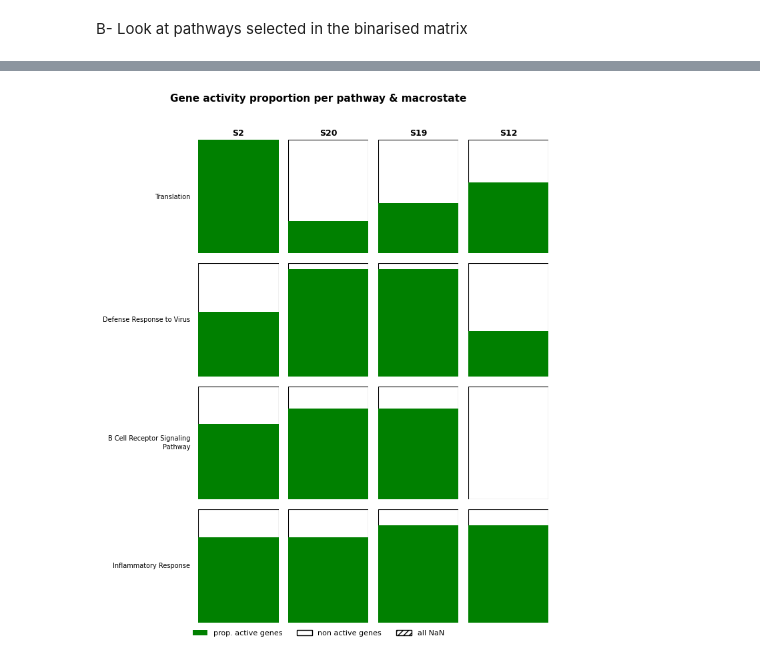
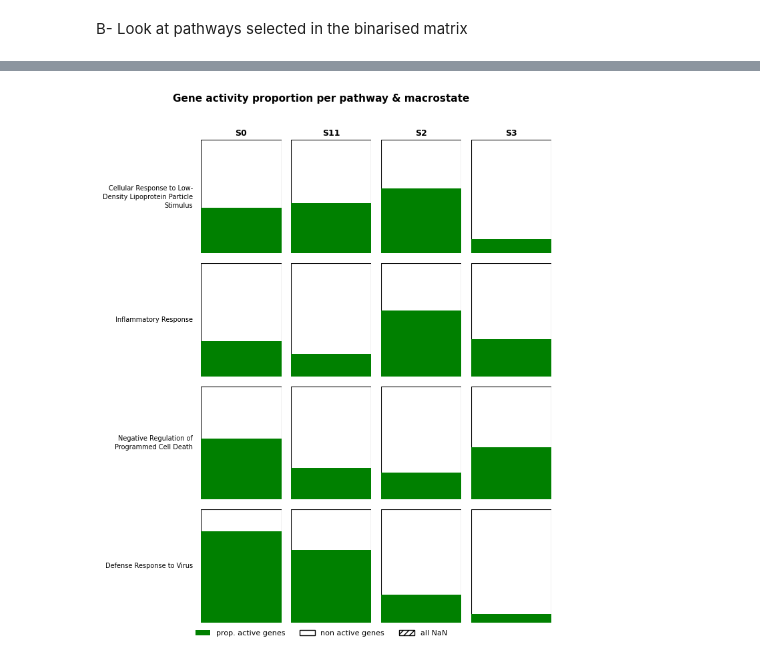
Before and after one commit to Augugustine/CITE-seq-analysis-CLL, a Jupyter notebook: 3- Boolean model/Binarization.ipynb, the cells around one changed output, grey strips where cells are left out. Drawn from its saved outputs; the diff is of its cells as text; code cells hidden in the pictures.

```diff
--- a/3- Boolean model/Binarization.ipynb
+++ b/3- Boolean model/Binarization.ipynb
@@ -497,3 +552,5 @@ binarized_states.to_csv(binarized_file_output)
 # 2) Evaluate the features selection
 # %% [markdown]
 Evaluate the gene selection. Important genes: genes DEG between B cells and bridge + TF DEG
+# %%
+binarized_states = pd.read_csv("/home/a.blanc-boekholt/Documents/Singlecell-R/Scripts/Boolean_model_BoNesis/Binarisation_stream_13/Binarisation_scbolt/bin/consensus/cellrank/mstates_bin.csv",index_col=0)
@@ -542,7 +617,7 @@ print(f"{percent_present:.2f}%")
 # %% [markdown]
 A- The genes by DEG should be 1, proportion of the DEG genes in the bridge that are active, should be 100%.
 # %%
-row = binarized_states.loc["S12"]
+row = binarized_states.loc["S2"]
 genes_present = [g for g in gene_list if g in binarized_states.columns]
 values = row[genes_present]
 percent_active = 100 * (values == 1).sum() / len(values)
@@ -555,10 +630,10 @@ B- Look at pathways selected in the binarised matrix
 # %%
 adata_hvg = adata_no_none[:, adata_no_none.var["highly_variable"]]
 
-macrostates=["S19", "S2", "S21","S12"]
+macrostates=["S11", "S2", "S3","S0"]
 # DEG per macrostates
 #sc.tl.rank_genes_groups(adata_hvg,groupby="macrostates",groups=list(macrostates),reference="rest", use_raw=False,method="wilcoxon")
-sc.tl.rank_genes_groups(adata_hvg,groupby="macrostates",groups=["S19", "S2", "S21","S12"],reference="rest", use_raw=False,method="wilcoxon")
+sc.tl.rank_genes_groups(adata_hvg,groupby="macrostates",groups=macrostates,reference="rest", use_raw=False,method="wilcoxon")
 
 
 deg_lists_up = {}
@@ -610,7 +685,7 @@ for i, ct in enumerate(macrostates):
 
     # Top pathways
     df_sorted = df.sort_values("Adjusted P-value")
-    top2 = df_sorted.head(1)
+    top2 = df_sorted.head(2)
     top_terms_per_state[ct] = top2["Term"].tolist()
 
     print(f"\nTop 2 pathways for {ct}:")
@@ -690,10 +744,12 @@ dict_keys(['Renal Tubule Development', 'Intrinsic Apoptotic Signaling Pathway in
 # %%
+adata_no_none = adata[adata.obs["macrostates"] != "S11"].copy()
+
 adata_hvg = adata_no_none[:, adata_no_none.var["highly_variable"]]
 
 
 # DEG per macrostates
-#sc.tl.rank_genes_groups(adata_hvg,groupby="macrostates",groups=list(macrostates),reference="rest", use_raw=False,method="wilcoxon")
-sc.tl.rank_genes_groups(adata_hvg,groupby="macrostates",groups=["S19", "S2", "S21","S12"],reference="rest", use_raw=False,method="wilcoxon")
+sc.tl.rank_genes_groups(adata_hvg,groupby="macrostates",groups=list(macrostates),reference="rest", use_raw=False,method="wilcoxon")
+#sc.tl.rank_genes_groups(adata_hvg,groupby="macrostates",groups=["S19", "S2", "S21","S12"],reference="rest", use_raw=False,method="wilcoxon")
 
 
 deg_lists_up = {}
@@ -745,7 +801,7 @@ for i, ct in enumerate(macrostates):
 
     # Top pathways
     df_sorted = df.sort_values("Adjusted P-value")
-    top2 = df_sorted.head(1)
+    top2 = df_sorted.head(2)
     top_terms_per_state[ct] = top2["Term"].tolist()
 
     print(f"\nTop 2 pathways for {ct}:")
@@ -1019,14 +955,9 @@ NameError: name 'low_cov_mask' is not defined
 # %%
-import matplotlib.pyplot as plt
-import matplotlib.patches as patches
-import numpy as np
-import textwrap
-
 def plot_pathway_proportions(binarized_states, pathways, figsize_scale=(1.8, 2.0)):
     """
     binarized_states : DataFrame binaire (0/1/NaN)
                        index = macrostates (ex: S2, S20, ...)
-                       colonnes = gènes
+                       columns = genes
     pathways         : dict {nom_pathway: [liste de gènes]}
     """
     macrostates = list(binarized_states.index)
@@ -1084,31 +1015,31 @@ def plot_pathway_proportions(binarized_states, pathways, figsize_scale=(1.8, 2.0
             # Header macrostates
             if row == 0:
                 ax.set_title(state, fontsize=9, pad=5, fontweight="bold")
 
             # Label pathway
             if col == 0:
                 wrapped = "\n".join(textwrap.wrap(pw_name, width=28))
                 ax.text(-0.1, 0.5, wrapped,fontsize=7, rotation=0,va="center", ha="right",transform=ax.transAxes,linespacing=1.4)
 
     fig.suptitle("Gene activity proportion per pathway & macrostate",
                  fontsize=11, y=1.01, fontweight="bold")
 
     # Legend
     legend_elements = [
         patches.Patch(facecolor="green", label="prop. active genes"),
         patches.Patch(facecolor="white", edgecolor="black", label="non active genes"),
         patches.Patch(facecolor="none",  edgecolor="black", hatch="////", label="all NaN"),
     ]
     fig.legend(handles=legend_elements, loc="lower center",
                ncol=3, fontsize=8, bbox_to_anchor=(0.5, -0.02),
                frameon=False)
 
     plt.tight_layout()
     plt.subplots_adjust(left=0.25)
     plt.savefig("pathway_proportions.png", dpi=150, bbox_inches="tight")
     plt.show()
 
 
 plot_pathway_proportions(binarized_states, pathways)
 # %% [output]
-[figure, old version]
+[figure, new version]
```
Also changed, not shown: parts of 20 cells of this notebook, 1 other file.
